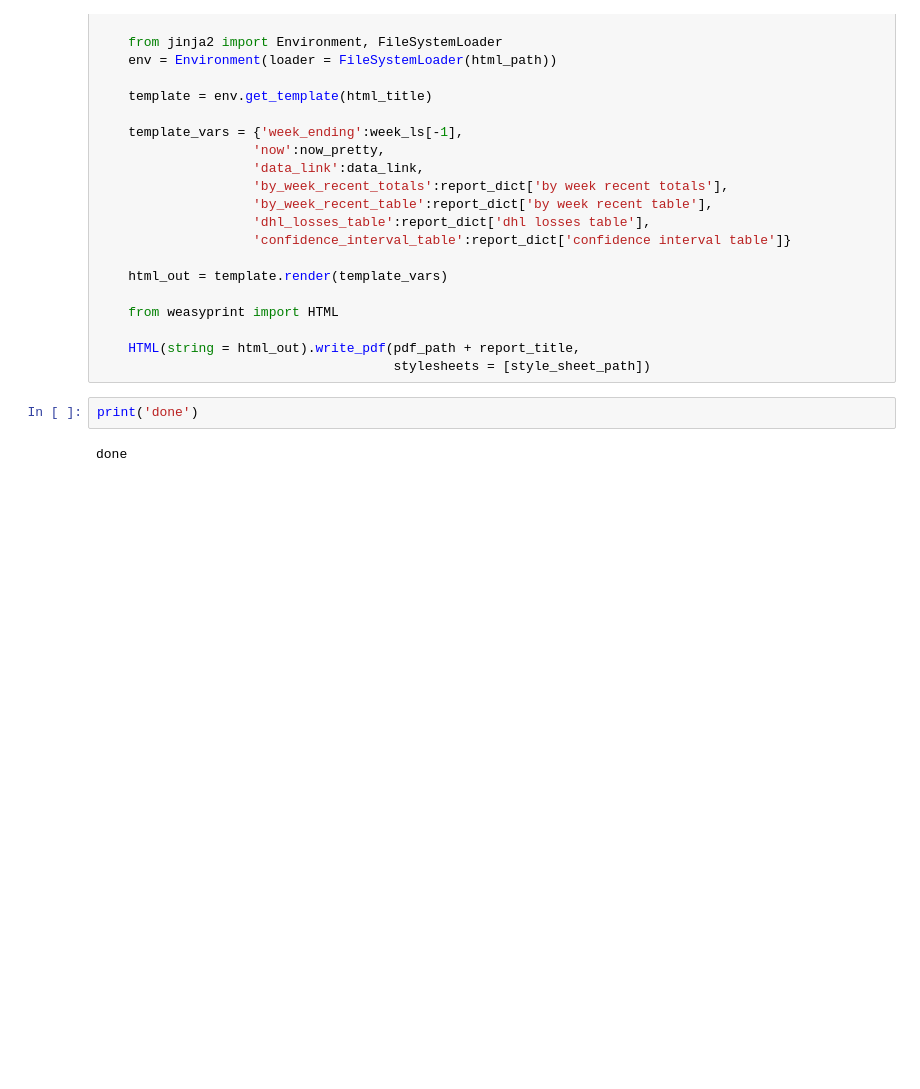
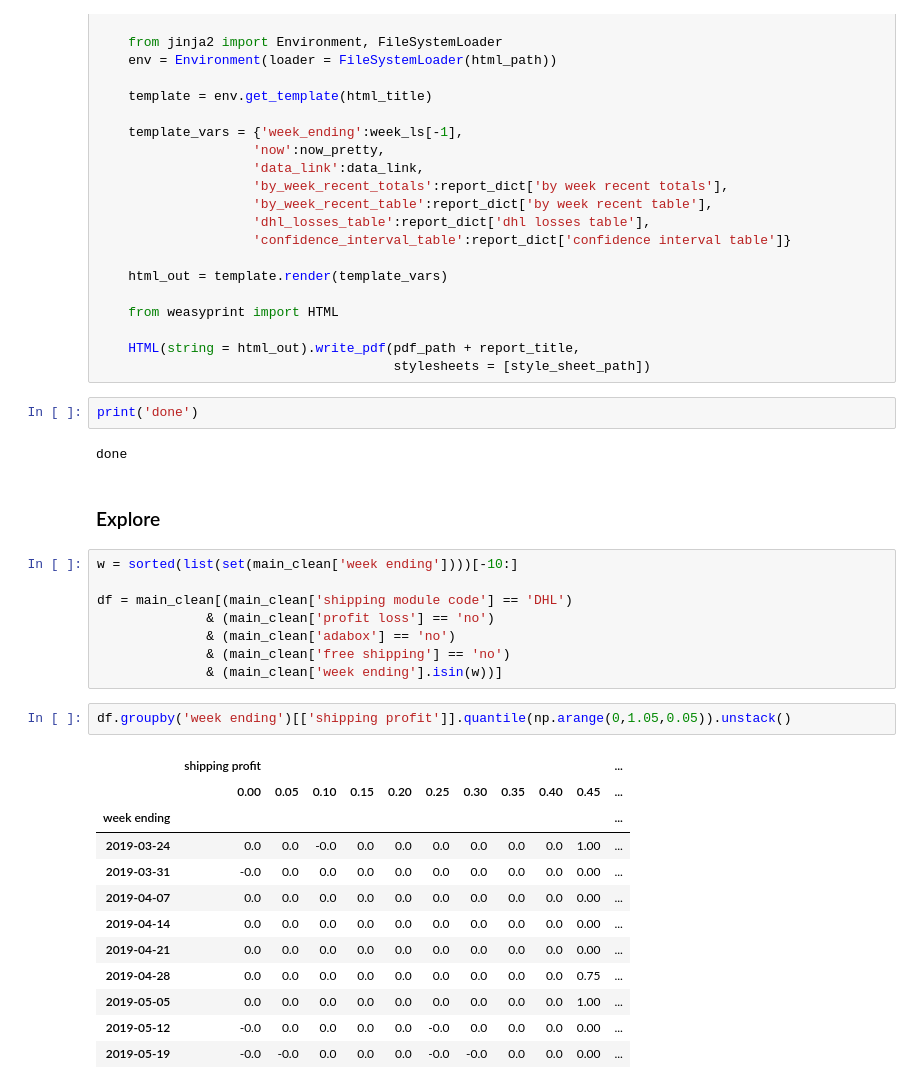
Before and after one commit to bztekola/Jupyter-Scripts, a Jupyter notebook: Fake Folder copy/Shipping/Recurring/Shipping Audit/Python/Weekly Shipping Audit.ipynb, the cells around one changed output. Saved outputs shown, nothing was run; the diff lists cells and outputs as text; blank space fills up the shorter version.

```diff
--- a/Fake Folder copy/Shipping/Recurring/Shipping Audit/Python/Weekly Shipping Audit.ipynb
+++ b/Fake Folder copy/Shipping/Recurring/Shipping Audit/Python/Weekly Shipping Audit.ipynb
@@ -529,3 +529,28 @@ if write_pdf == 'yes':
 print('done')
 # %% [output]
 done
+# %% [markdown]
+### Explore
+# %%
+w = sorted(list(set(main_clean['week ending'])))[-10:]
+
+df = main_clean[(main_clean['shipping module code'] == 'DHL')
+              & (main_clean['profit loss'] == 'no')
+              & (main_clean['adabox'] == 'no')
+              & (main_clean['free shipping'] == 'no')
+              & (main_clean['week ending'].isin(w))]
+# %%
+df.groupby('week ending')[['shipping profit']].quantile(np.arange(0,1.05,0.05)).unstack()
+# %% [output]
+|  | shipping profit |  |  |  |  |  |  |  |  |  | ... |
+|  | 0.00 | 0.05 | 0.10 | 0.15 | 0.20 | 0.25 | 0.30 | 0.35 | 0.40 | 0.45 | ... |
+| week ending |  |  |  |  |  |  |  |  |  |  | ... |
+| 2019-03-24 | 0.0 | 0.0 | -0.0 | 0.0 | 0.0 | 0.0 | 0.0 | 0.0 | 0.0 | 1.00 | ... |
+| 2019-03-31 | -0.0 | 0.0 | 0.0 | 0.0 | 0.0 | 0.0 | 0.0 | 0.0 | 0.0 | 0.00 | ... |
+| 2019-04-07 | 0.0 | 0.0 | 0.0 | 0.0 | 0.0 | 0.0 | 0.0 | 0.0 | 0.0 | 0.00 | ... |
+| 2019-04-14 | 0.0 | 0.0 | 0.0 | 0.0 | 0.0 | 0.0 | 0.0 | 0.0 | 0.0 | 0.00 | ... |
+| 2019-04-21 | 0.0 | 0.0 | 0.0 | 0.0 | 0.0 | 0.0 | 0.0 | 0.0 | 0.0 | 0.00 | ... |
+| 2019-04-28 | 0.0 | 0.0 | 0.0 | 0.0 | 0.0 | 0.0 | 0.0 | 0.0 | 0.0 | 0.75 | ... |
+| 2019-05-05 | 0.0 | 0.0 | 0.0 | 0.0 | 0.0 | 0.0 | 0.0 | 0.0 | 0.0 | 1.00 | ... |
+| 2019-05-12 | -0.0 | 0.0 | 0.0 | 0.0 | 0.0 | -0.0 | 0.0 | 0.0 | 0.0 | 0.00 | ... |
+| 2019-05-19 | -0.0 | -0.0 | 0.0 | 0.0 | 0.0 | -0.0 | -0.0 | 0.0 | 0.0 | 0.00 | ... |
```
Also changed, not shown: parts of 11 cells of this notebook, 53 other files.
